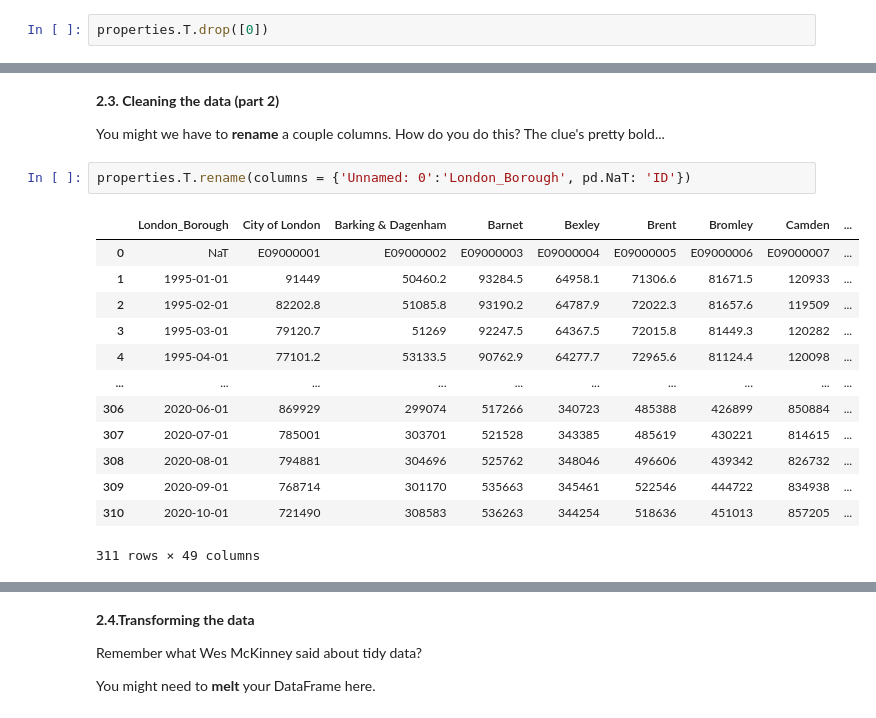
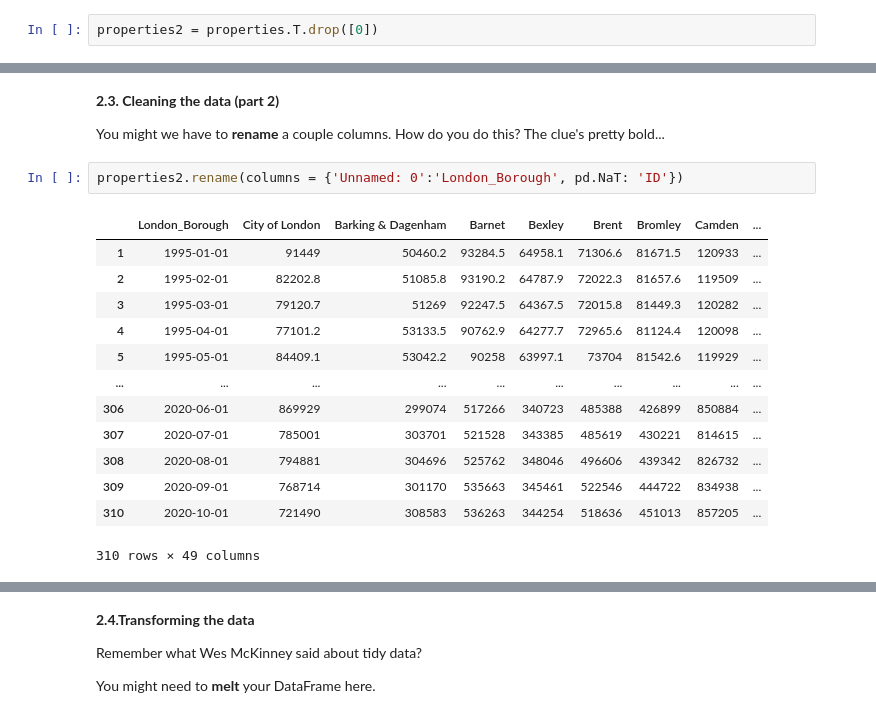
Before and after one commit to darneson1989/springboard, a Jupyter notebook: Case study, section 4.ipynb, the cells around one changed output, grey strips where cells are left out. Drawn from its saved outputs; the diff is of its cells as text.

```diff
--- a/Case study, section 4.ipynb
+++ b/Case study, section 4.ipynb
@@ -178,4 +178,4 @@ properties.T.iloc[[0]]
 | 0 | NaT | E09000001 | E09000002 | E09000003 | E09000004 | E09000005 | E09000006 | E09000007 | E09000008 | ... |
 1 rows × 49 columns
 # %%
-properties.T.drop([0])
+properties2 = properties.T.drop([0])
@@ -198,18 +184,18 @@ properties.T.drop([0])
 
 You might we have to **rename** a couple columns. How do you do this? The clue's pretty bold...
 # %%
-properties.T.rename(columns = {'Unnamed: 0':'London_Borough', pd.NaT: 'ID'})
+properties2.rename(columns = {'Unnamed: 0':'London_Borough', pd.NaT: 'ID'})
 # %% [output]
 |  | London_Borough | City of London | Barking & Dagenham | Barnet | Bexley | Brent | Bromley | Camden | ... |
-| 0 | NaT | E09000001 | E09000002 | E09000003 | E09000004 | E09000005 | E09000006 | E09000007 | ... |
 | 1 | 1995-01-01 | 91449 | 50460.2 | 93284.5 | 64958.1 | 71306.6 | 81671.5 | 120933 | ... |
 | 2 | 1995-02-01 | 82202.8 | 51085.8 | 93190.2 | 64787.9 | 72022.3 | 81657.6 | 119509 | ... |
 | 3 | 1995-03-01 | 79120.7 | 51269 | 92247.5 | 64367.5 | 72015.8 | 81449.3 | 120282 | ... |
 | 4 | 1995-04-01 | 77101.2 | 53133.5 | 90762.9 | 64277.7 | 72965.6 | 81124.4 | 120098 | ... |
+| 5 | 1995-05-01 | 84409.1 | 53042.2 | 90258 | 63997.1 | 73704 | 81542.6 | 119929 | ... |
 | ... | ... | ... | ... | ... | ... | ... | ... | ... | ... |
 | 306 | 2020-06-01 | 869929 | 299074 | 517266 | 340723 | 485388 | 426899 | 850884 | ... |
 | 307 | 2020-07-01 | 785001 | 303701 | 521528 | 343385 | 485619 | 430221 | 814615 | ... |
 | 308 | 2020-08-01 | 794881 | 304696 | 525762 | 348046 | 496606 | 439342 | 826732 | ... |
 | 309 | 2020-09-01 | 768714 | 301170 | 535663 | 345461 | 522546 | 444722 | 834938 | ... |
 | 310 | 2020-10-01 | 721490 | 308583 | 536263 | 344254 | 518636 | 451013 | 857205 | ... |
-311 rows × 49 columns
+310 rows × 49 columns
```
Also changed, not shown: parts of 7 cells of this notebook.
